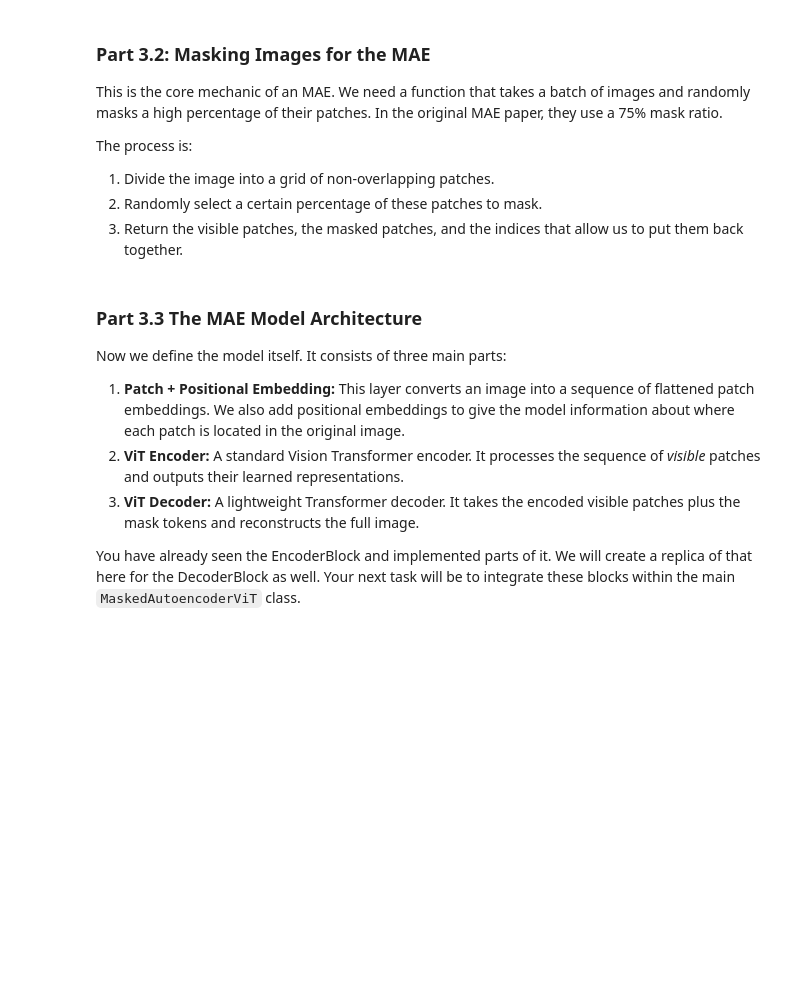
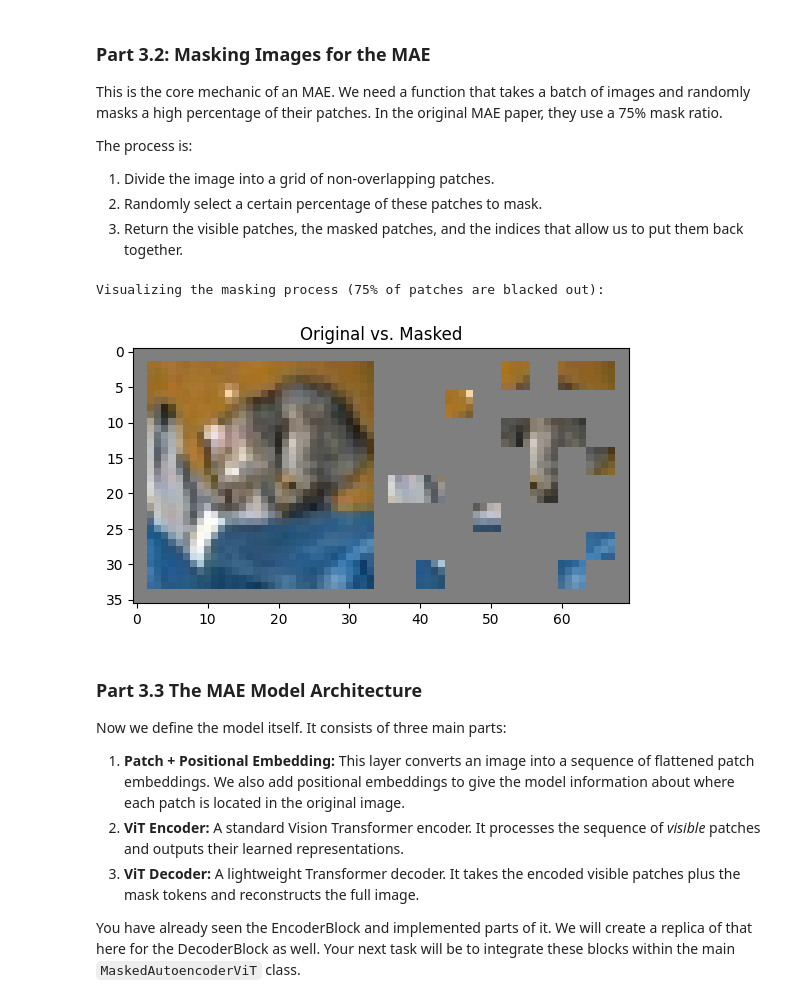
Before and after one commit to muuki2/PracticalSessions2025, a Jupyter notebook: 1_vision/vision_tutorial.ipynb, the cells around one changed output. Cells and saved outputs as stored; diff of their text form; code cells hidden in the pictures; blank space fills up the shorter version.

```diff
--- a/1_vision/vision_tutorial.ipynb
+++ b/1_vision/vision_tutorial.ipynb
@@ -1024,35 +785,3 @@ The process is:
 1.  Divide the image into a grid of non-overlapping patches.
 2.  Randomly select a certain percentage of these patches to mask.
 3.  Return the visible patches, the masked patches, and the indices that allow us to put them back together.
-# %%
-#@title Hint 1 { display-mode: "form" }
-
-# The task is to calculate the number of visible (unmasked) patches
-# given a total number of patches and a mask ratio.
-
-# 'L' represents the total number of patches from an image.
-# 'mask_ratio' is the fraction of patches to be removed or hidden.
-# The result 'len_keep' is the number of patches that will remain visible.
-
-# Step 1: Solution
-#   len_keep = int(L * (1 - mask_ratio))
-
-
-# Let's assume an image is split into a sequence of patches.
-# For a 224x224 image with 16x16 patches, L = (224/16) * (224/16) = 14 * 14 = 196.
-L = 196  # Total number of patches
-mask_ratio = 0.75  # We want to mask 75% of the patches
-
-# --- Your implementation here ---
-# Calculate the number of patches to keep (unmasked)
-len_keep = int(L * (1 - mask_ratio))
-# --- End of implementation ---
-
-print(f"Total number of patches (L): {L}")
-print(f"Mask ratio: {mask_ratio}")
-print(f"Calculated number of visible patches (len_keep): {len_keep}")
-
-# Verification
-expected_len_keep = int(196 * (1 - 0.75))
-assert len_keep == expected_len_keep, f"Calculation is incorrect. Expected {expected_len_keep}."
-print("\nSuccess! Your implementation is correct.")
@@ -1137,11 +801,9 @@ def random_masking(x, mask_ratio=0.75):
     """
     N, L, D = x.shape
 
-    # --- TODO 1: YOUR CODE HERE --- #
     # Calculate the number of visible (unmasked) patches via the mask_ratio
 
-
-    # --- END YOUR CODE HERE --- #
+    len_keep = int(L * (1 - mask_ratio))
 
     # Analogy: For each image in our batch, we shuffle a deck of cards (our patches).
     # `torch.rand` creates random floats, `torch.argsort` gives us the indices that would
@@ -1159,46 +821,50 @@ def random_masking(x, mask_ratio=0.75):
     # --- TODO 2: YOUR CODE HERE --- #
 
     # Gather the visible patches using the selected indices
-
+    x_visible = torch.gather(x, dim=1, index=ids_keep.unsqueeze(-1).repeat(1, 1, D))
 
     # Generate the binary mask for visualization and loss calculation
     # 0 for visible patches, 1 for masked patches
+    mask = torch.ones([N, L], device=x.device)
 
 
     # Put zeros for visible patches at the locations defined by ids_keep using
     # the .scatter_ function
-
+    mask.scatter_(dim=1, index=ids_keep, value=0)
 
     # --- END YOUR CODE HER --- #
     return x_visible, mask, ids_restore
 
 # Helper function to visualize the masking process
 def visualize_masking(patch_size=4, mask_ratio=0.75):
     images, _ = next(iter(test_loader))
     images = images.to(device)
 
     # For visualization, let's take just one image
     img = images[0].unsqueeze(0)
 
     # 1. Patchify the image
     patches = img.unfold(2, patch_size, patch_size).unfold(3, patch_size, patch_size)
     patches = patches.permute(0, 2, 3, 1, 4, 5).reshape(img.shape[0], -1, 3 * patch_size * patch_size)
 
     # 2. Perform masking
     _, mask, _ = random_masking(patches, mask_ratio=mask_ratio)
     mask = mask.detach().cpu().reshape(-1, img.shape[2]//patch_size, img.shape[3]//patch_size)
 
     # 3. Create the masked image for visualization
     masked_img = img.clone().cpu()
     for i in range(mask.shape[1]):
         for j in range(mask.shape[2]):
             if mask[0, i, j] == 1: # If the patch is masked
                 masked_img[0, :, i*patch_size:(i+1)*patch_size, j*patch_size:(j+1)*patch_size] = 0
 
     imshow(torchvision.utils.make_grid([images.cpu()[0], masked_img[0]]), title="Original vs. Masked")
 
 print("Visualizing the masking process (75% of patches are blacked out):")
 visualize_masking(patch_size=4, mask_ratio=0.75)
+# %% [output]
+Visualizing the masking process (75% of patches are blacked out):
+[figure, added]
 # %% [markdown]
 ### Part 3.3 The MAE Model Architecture
 
```
Also changed, not shown: parts of 34 cells of this notebook.
